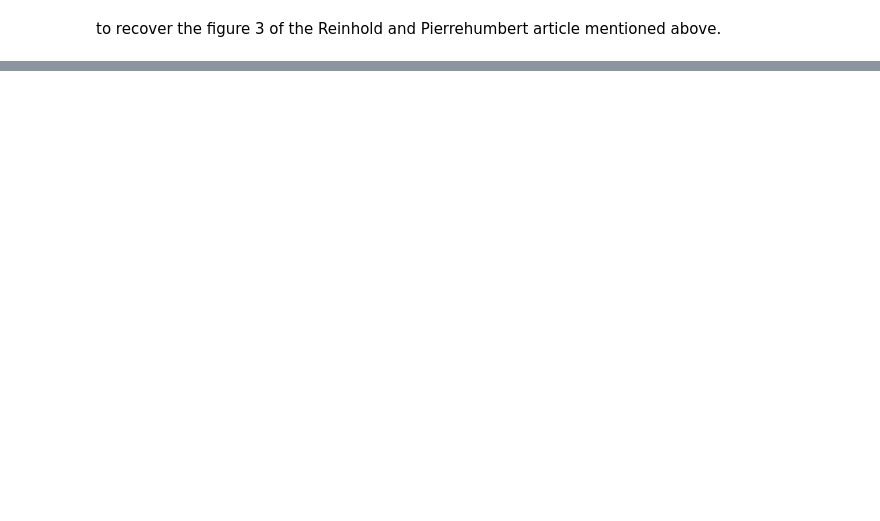
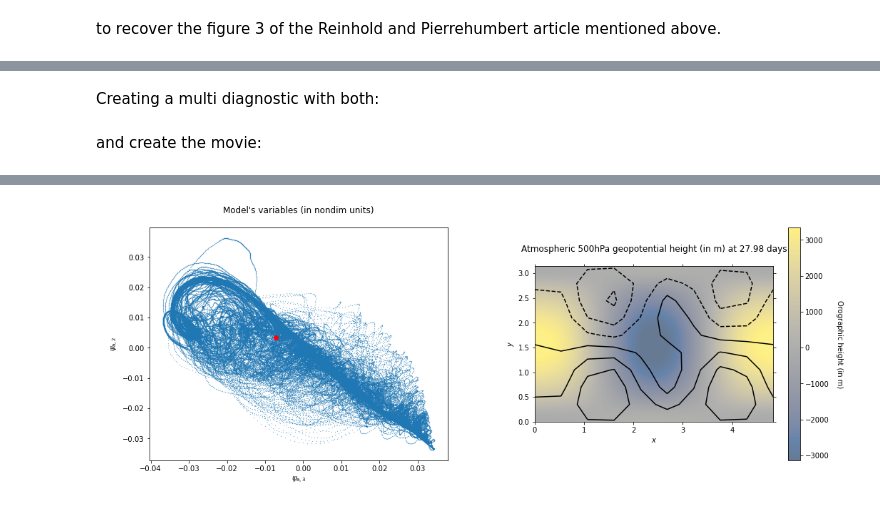
Before and after one commit to Climdyn/qgs, a Jupyter notebook: documentation/source/files/examples/RP1982.ipynb, the cells around one changed output, grey strips where cells are left out. Saved outputs shown, nothing was run; the diff lists cells and outputs as text; code cells hidden in the pictures; blank space fills up the shorter version.

```diff
--- a/documentation/source/files/examples/RP1982.ipynb
+++ b/documentation/source/files/examples/RP1982.ipynb
@@ -115,0 +131,2 @@ to recover the figure 3 of the Reinhold and Pierrehumbert article mentioned abov
+# %%
+psi = MiddleAtmosphericStreamfunctionDiagnostic(model_parameters, geopotential=True)
@@ -115,0 +135,18 @@ to recover the figure 3 of the Reinhold and Pierrehumbert article mentioned abov
+# %%
+variable_nondim = VariablesDiagnostic([2, 1], model_parameters, False)
+# %%
+# setting also the background
+background = VariablesDiagnostic([2, 1], model_parameters, False)
+background.set_data(time, traj)
+# %% [markdown]
+Creating a multi diagnostic with both:
+# %%
+m = MultiDiagnostic(1,2)
+m.add_diagnostic(variable_nondim, diagnostic_kwargs={'show_time': False, 'background': background}, plot_kwargs={'ms': 0.2})
+m.add_diagnostic(psi, diagnostic_kwargs={'style': 'contour', 'contour_labels': False}, plot_kwargs={'colors': 'k'})
+m.set_data(time[:501], traj[:501])
+# %% [markdown]
+and create the movie:
+# %%
+m.movie(figsize=(15,6), anim_kwargs={'interval': 100, 'frames': 500})
+# %% [output]
@@ -115,0 +154 @@ to recover the figure 3 of the Reinhold and Pierrehumbert article mentioned abov
+[figure, added]
```
Also changed, not shown: parts of 8 cells of this notebook, 45 other files.
